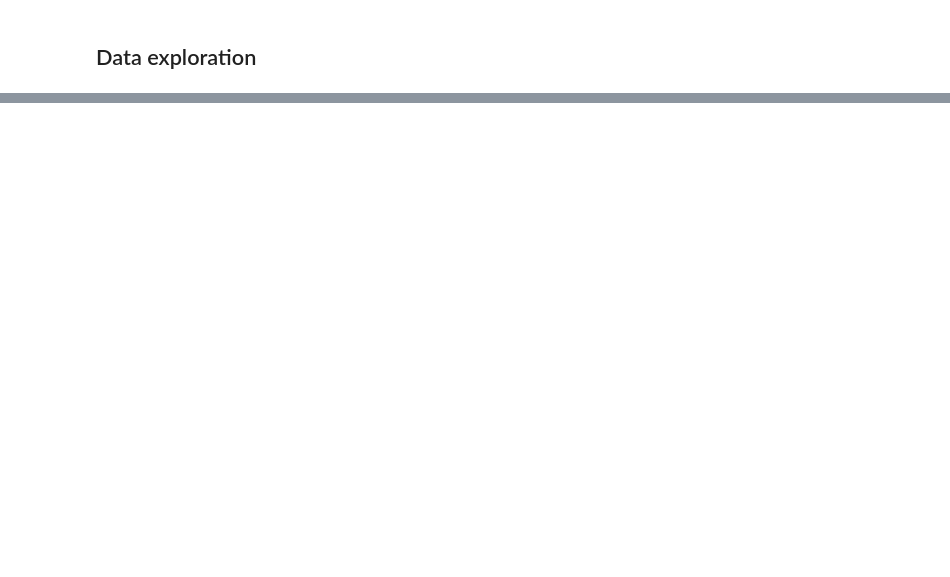
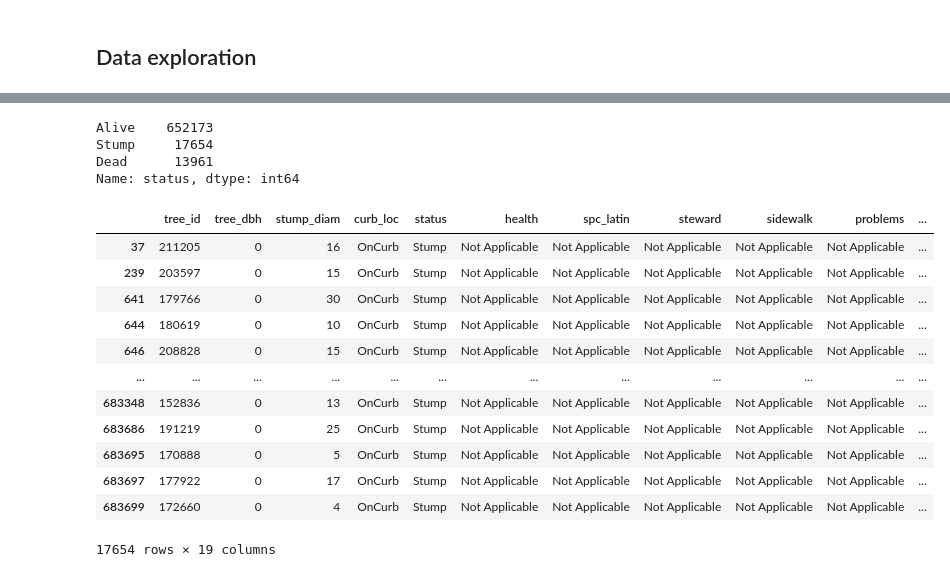
Before and after one commit to berkayersoy/Project8_cleaning, a Jupyter notebook: project8.ipynb, the cells around one changed output, grey strips where cells are left out. Drawn from its saved outputs; the diff is of its cells as text; code cells hidden in the pictures; blank space fills up the shorter version.

```diff
--- a/project8.ipynb
+++ b/project8.ipynb
@@ -44,0 +85,3 @@ array([[<AxesSubplot: title={'center': 'tree_id'}>,
+# %%
+# Changing datatype of column 'tree_id' to 'object'
+tree_census_subset['tree_id'] = tree_census_subset['tree_id'].astype('object')
@@ -44,0 +91,40 @@ array([[<AxesSubplot: title={'center': 'tree_id'}>,
+# %%
+# Cannot change this datatypes probably because the column contains NaN values ????
+
+# Create a dictionary that maps column names to the desired data types
+dtypes_dict = {'tree_dbh': 'int64', 'stump_diam': 'int64'}
+
+# Use astype() to change the data types of the specified columns
+tree_census_subset = tree_census_subset.astype(dtypes_dict)
+
+tree_census_subset.dtypes
+# %%
+tree_census_subset['status'].value_counts()
+# %% [output]
+Alive    652173
+Stump     17654
+Dead      13961
+Name: status, dtype: int64
+# %%
+# The condition
+mask = (tree_census_subset['status'] == "Stump") | (tree_census_subset['status'] == "Dead")
+# Changing 'health' column to 'Not Applicable' where this condition meets.
+tree_census_subset.loc[mask, 'health'] = tree_census_subset.loc[mask, 'health'].fillna('Not Applicable')
+# Instead of doing one by one you can just pass the mask and change al the columns that matches
+tree_census_subset.loc[mask] = tree_census_subset.loc[mask].fillna('Not Applicable')
+# %%
+tree_census_subset[(tree_census_subset['status'] == "Stump")]
+# %% [output]
+|  | tree_id | tree_dbh | stump_diam | curb_loc | status | health | spc_latin | steward | sidewalk | problems | ... |
+| 37 | 211205 | 0 | 16 | OnCurb | Stump | Not Applicable | Not Applicable | Not Applicable | Not Applicable | Not Applicable | ... |
+| 239 | 203597 | 0 | 15 | OnCurb | Stump | Not Applicable | Not Applicable | Not Applicable | Not Applicable | Not Applicable | ... |
+| 641 | 179766 | 0 | 30 | OnCurb | Stump | Not Applicable | Not Applicable | Not Applicable | Not Applicable | Not Applicable | ... |
+| 644 | 180619 | 0 | 10 | OnCurb | Stump | Not Applicable | Not Applicable | Not Applicable | Not Applicable | Not Applicable | ... |
+| 646 | 208828 | 0 | 15 | OnCurb | Stump | Not Applicable | Not Applicable | Not Applicable | Not Applicable | Not Applicable | ... |
+| ... | ... | ... | ... | ... | ... | ... | ... | ... | ... | ... | ... |
+| 683348 | 152836 | 0 | 13 | OnCurb | Stump | Not Applicable | Not Applicable | Not Applicable | Not Applicable | Not Applicable | ... |
+| 683686 | 191219 | 0 | 25 | OnCurb | Stump | Not Applicable | Not Applicable | Not Applicable | Not Applicable | Not Applicable | ... |
+| 683695 | 170888 | 0 | 5 | OnCurb | Stump | Not Applicable | Not Applicable | Not Applicable | Not Applicable | Not Applicable | ... |
+| 683697 | 177922 | 0 | 17 | OnCurb | Stump | Not Applicable | Not Applicable | Not Applicable | Not Applicable | Not Applicable | ... |
+| 683699 | 172660 | 0 | 4 | OnCurb | Stump | Not Applicable | Not Applicable | Not Applicable | Not Applicable | Not Applicable | ... |
+17654 rows × 19 columns
```
Also changed, not shown: parts of 35 cells of this notebook.
